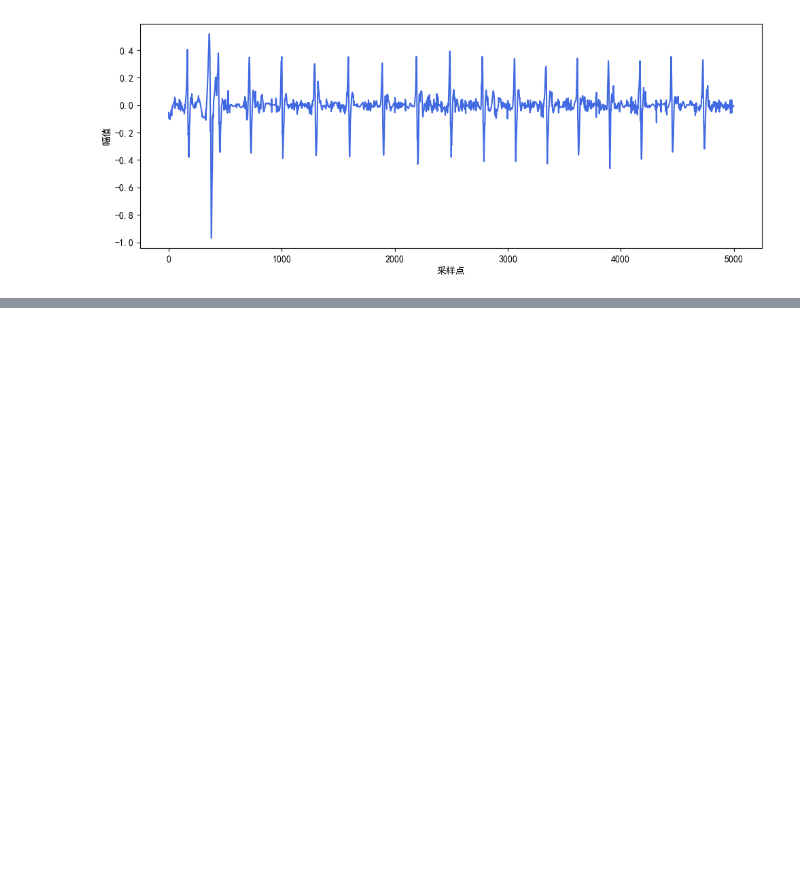
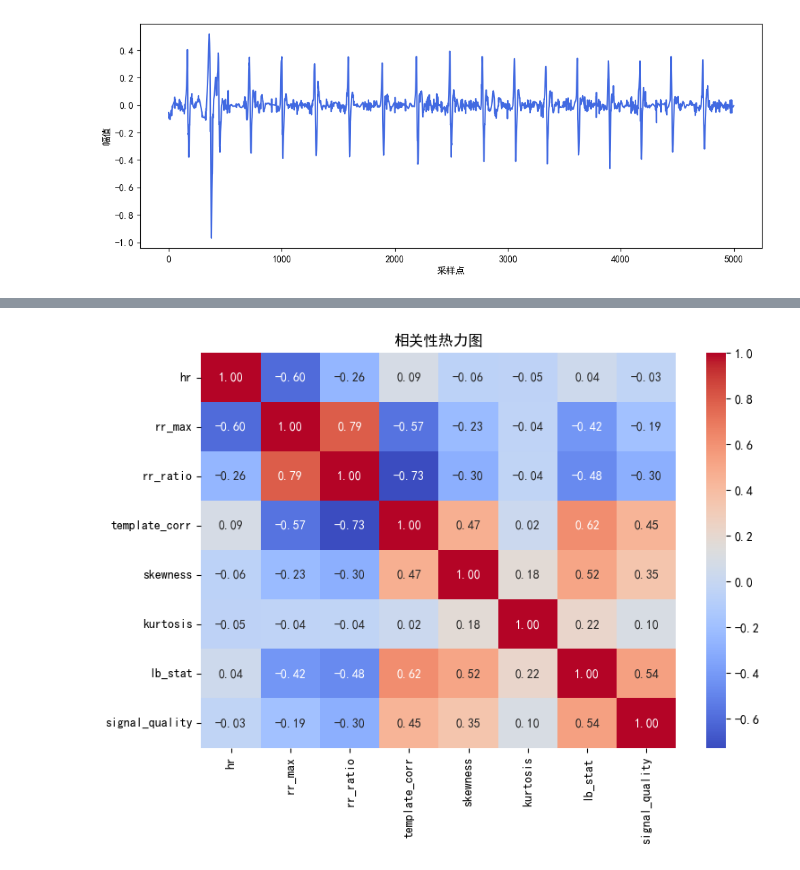
Before and after one commit to fiesta118/Blood-Pressure-Prediction, a Jupyter notebook: 4.ecg_signal_quality_assess.ipynb, the cells around one changed output, grey strips where cells are left out. Cells and saved outputs as stored; diff of their text form; code cells hidden in the pictures; blank space fills up the shorter version.

Commit message:
add ecg signal quality assess

```diff
--- a/4.ecg_signal_quality_assess.ipynb
+++ b/4.ecg_signal_quality_assess.ipynb
@@ -24,0 +29,4 @@ df.head()
+# %%
+# 删除信号质量为 0.5 的标签
+df = df[df["signal_quality"] != 0.5].reset_index(drop=True)
+print(df.shape[0])
@@ -287,7 +297,7 @@ def ecg_template_ljungbox_stat(sig, sampling_rate, max_iter=5, tol=1e-3, lags=20
         return (sig - np.mean(sig)) / np.std(sig) if np.std(sig) > 0 else sig
 
     def remove_ecg_periodicity_template(ecg_cleaned, sampling_rate, window_ms=20):
-        peaks, _ = ecg_find_peaks(ecg_cleaned, sampling_rate)
+        peaks = ecg_find_peaks(ecg_cleaned, sampling_rate)
         window = int(window_ms / 1000 * sampling_rate)
         for p in peaks:
             start = max(0, p - window)
@@ -328,0 +337,19 @@ ValueError: too many values to unpack (expected 2)
+# %%
+features = [
+    "hr",
+    "rr_max",
+    "rr_ratio",
+    "template_corr",
+    "skewness",
+    "kurtosis",
+    "lb_stat",
+]
+correlations = {}
+
+for feat in features:
+    if feat in df.columns and "signal_quality" in df.columns:
+        corr = df[feat].corr(df["signal_quality"])
+        correlations[feat] = corr
+
+for k, v in correlations.items():
+    print(f"{k} 与 signal_quality 的相关性: {v:.3f}")
@@ -328,0 +364,12 @@ ValueError: too many values to unpack (expected 2)
+# %%
+import seaborn as sns
+corr_matrix = df[features + ["signal_quality"]].corr()
+
+# 绘制相关性热力图
+plt.figure(figsize=(8, 6))
+sns.heatmap(corr_matrix, annot=True, cmap="coolwarm", fmt=".2f")
+plt.title("相关性热力图")
+plt.tight_layout()
+plt.show()
+# %% [output]
+[figure, added]
```
Also changed, not shown: parts of 6 cells of this notebook.
